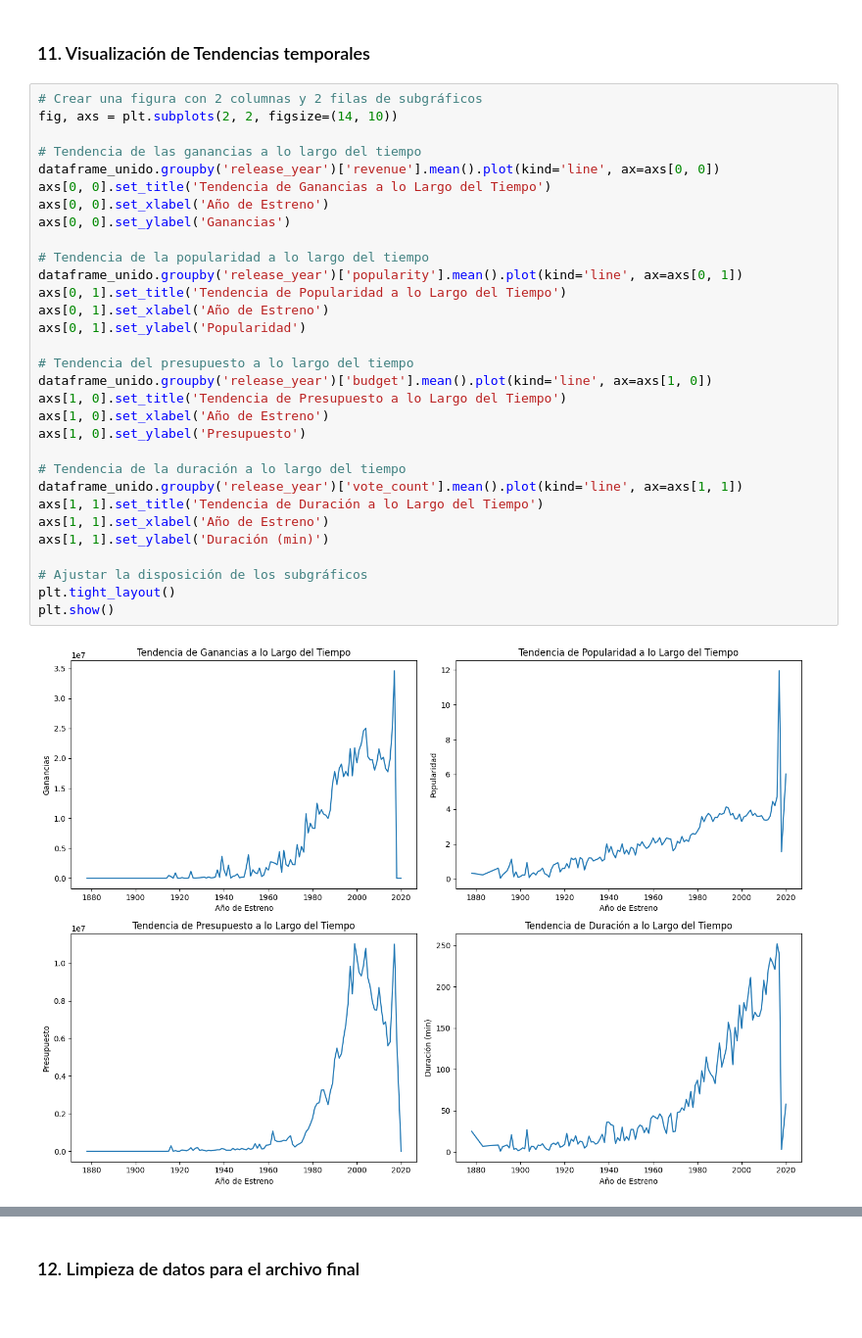
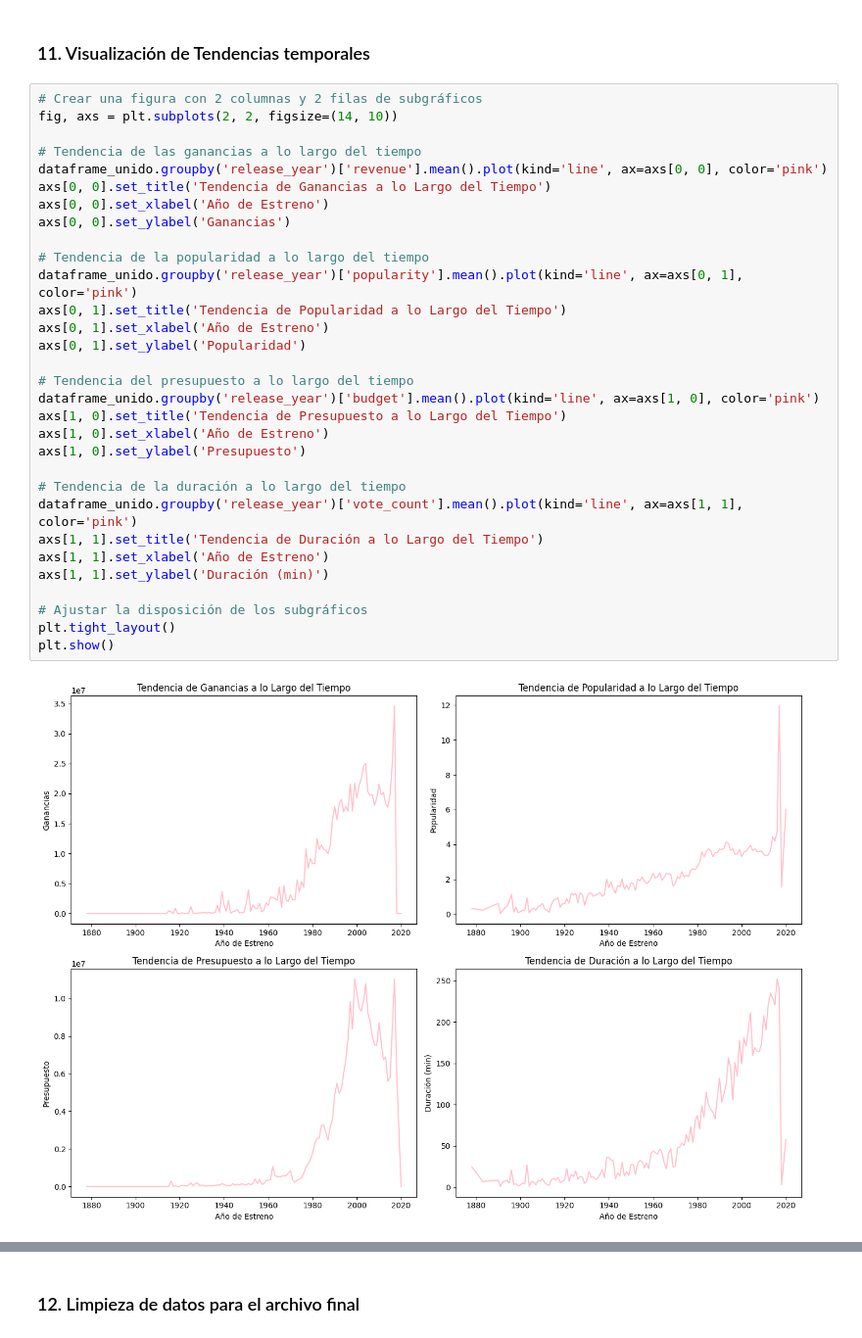
Before and after one commit to karenb54/Proyecto_recomendacion_de_peliculas_ml, a Jupyter notebook: ETL-EDA-MODELO/EDA.ipynb, the cells around one changed output, grey strips where cells are left out. Shown at 98% size. Saved outputs shown, nothing was run; the diff lists cells and outputs as text.

```diff
--- a/ETL-EDA-MODELO/EDA.ipynb
+++ b/ETL-EDA-MODELO/EDA.ipynb
@@ -840,36 +841,36 @@ Interpretación General:
 # %%
 # Crear una figura con 2 columnas y 2 filas de subgráficos
 fig, axs = plt.subplots(2, 2, figsize=(14, 10))
 
 # Tendencia de las ganancias a lo largo del tiempo
-dataframe_unido.groupby('release_year')['revenue'].mean().plot(kind='line', ax=axs[0, 0])
+dataframe_unido.groupby('release_year')['revenue'].mean().plot(kind='line', ax=axs[0, 0], color='pink')
 axs[0, 0].set_title('Tendencia de Ganancias a lo Largo del Tiempo')
 axs[0, 0].set_xlabel('Año de Estreno')
 axs[0, 0].set_ylabel('Ganancias')
 
 # Tendencia de la popularidad a lo largo del tiempo
-dataframe_unido.groupby('release_year')['popularity'].mean().plot(kind='line', ax=axs[0, 1])
+dataframe_unido.groupby('release_year')['popularity'].mean().plot(kind='line', ax=axs[0, 1], color='pink')
 axs[0, 1].set_title('Tendencia de Popularidad a lo Largo del Tiempo')
 axs[0, 1].set_xlabel('Año de Estreno')
 axs[0, 1].set_ylabel('Popularidad')
 
 # Tendencia del presupuesto a lo largo del tiempo
-dataframe_unido.groupby('release_year')['budget'].mean().plot(kind='line', ax=axs[1, 0])
+dataframe_unido.groupby('release_year')['budget'].mean().plot(kind='line', ax=axs[1, 0], color='pink')
 axs[1, 0].set_title('Tendencia de Presupuesto a lo Largo del Tiempo')
 axs[1, 0].set_xlabel('Año de Estreno')
 axs[1, 0].set_ylabel('Presupuesto')
 
 # Tendencia de la duración a lo largo del tiempo
-dataframe_unido.groupby('release_year')['vote_count'].mean().plot(kind='line', ax=axs[1, 1])
+dataframe_unido.groupby('release_year')['vote_count'].mean().plot(kind='line', ax=axs[1, 1], color='pink')
 axs[1, 1].set_title('Tendencia de Duración a lo Largo del Tiempo')
 axs[1, 1].set_xlabel('Año de Estreno')
 axs[1, 1].set_ylabel('Duración (min)')
 
 # Ajustar la disposición de los subgráficos
 plt.tight_layout()
 plt.show()
 # %% [output]
-[figure, old version]
+[figure, new version]
 # %% [markdown]
 ----------------------------------------
 ### Analisis
```
Also changed, not shown: parts of 4 cells of this notebook, 4 other files.
